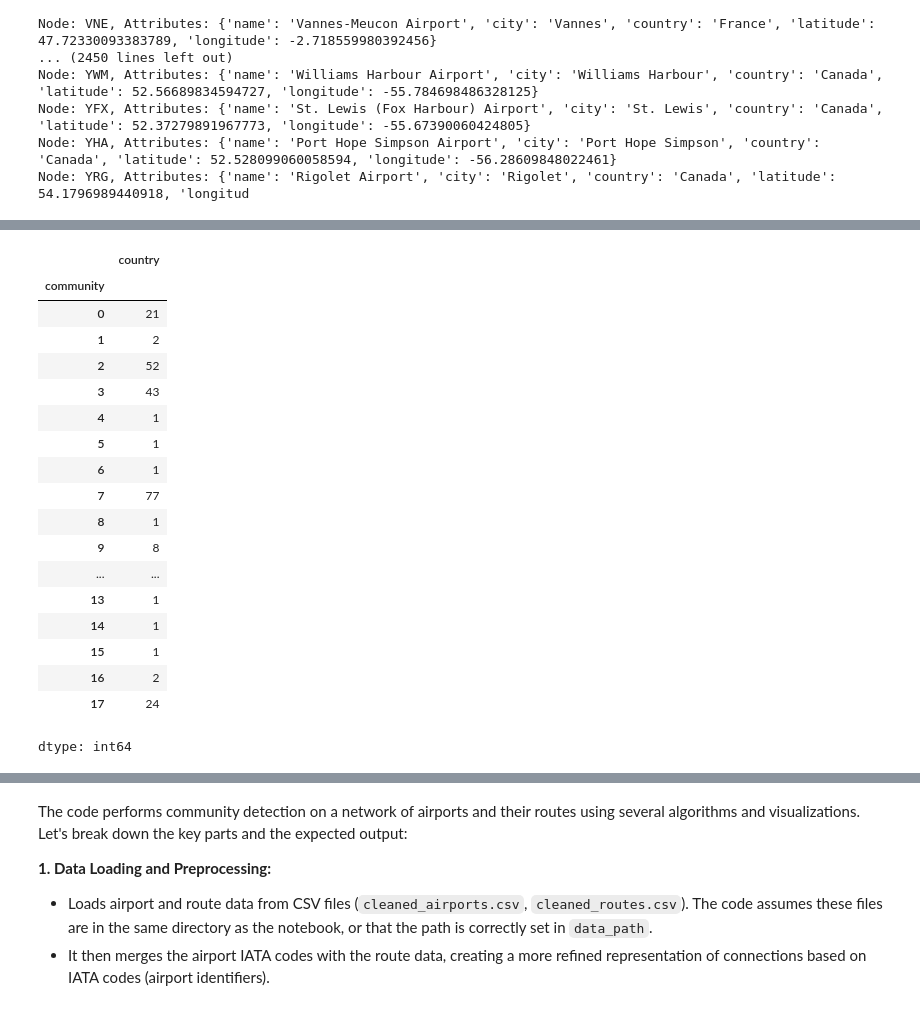
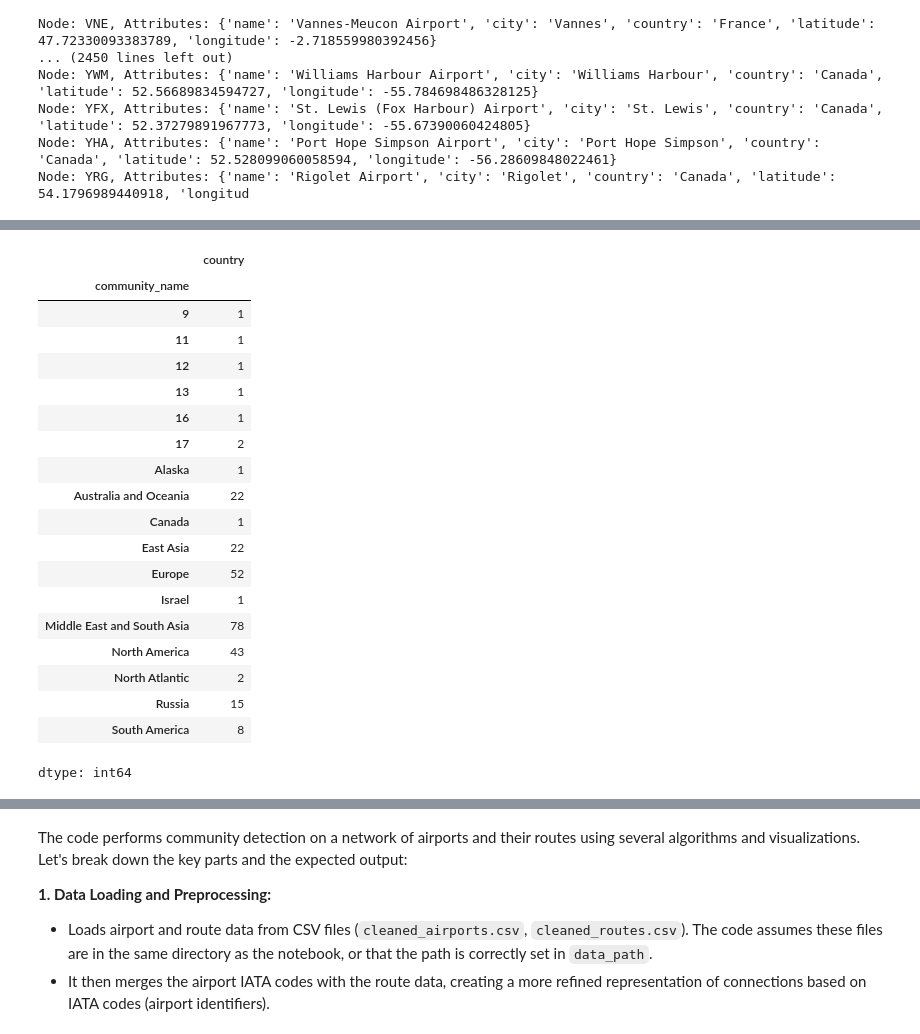
Before and after one commit to LGuetta/Network-Science, a Jupyter notebook: code/comunity_detection.ipynb, the cells around one changed output, grey strips where cells are left out. Drawn from its saved outputs; the diff is of its cells as text; code cells hidden in the pictures.

```diff
--- a/code/comunity_detection.ipynb
+++ b/code/comunity_detection.ipynb
@@ -213,3 +235,26 @@ plt.show()
+# %%
+community_names = {
+    0: "Australia and Oceania",  # Australia, Indonesia, Vanuatu, New Zealand, Papua New Guinea
+    1: "North Atlantic",  # Greenland, Iceland
+    2: "Europe",  # France, UK, Spain, Greece, Sweden
+    3: "North America",  # US, Canada, Mexico, Colombia, Venezuela
+    4: "Canada",  # Primarily Canada
+    5: "East Asia",  # China, Japan, Philippines, Thailand, Malaysia
+    6: "Canada", # Canada (could belong to North America) - Skip for now
+    7: "Alaska",  # Primarily US
+    8: "Middle East and South Asia", # India, Iran, Turkey, Saudi Arabia, Algeria
+    # 9: "UK", # UK (could belong to Europe) Ambiguous
+    10: "South America",  # Brazil, Argentina, Peru, Chile, Bolivia
+    # 11: "Norway",  # Primarily Norway Ambiguous
+    # 12: "Central Africa",  # Congo (Kinshasa) Ambiguous
+    # 13: "Kenya",  # Primarily Kenya Ambiguous
+    14: "Russia",  # Russia, Kazakhstan, Uzbekistan, Mongolia, Azerbaijan
+    15: "Israel",  # Primarily Israel
+    # 16: "Panama", # Primarily Panama
+    # 17: "French Polynesia and Chile", # French Polynesia, Chile
+}
+
+df['community_name'] = df['community'].apply(lambda x: community_names.get(x, x))
 # %%
 #how many edges does have each community of Graph G plot them
 
@@ -252,27 +298,28 @@ Community 5: 196 edges
 # %%
 # how many countries does have each community graph G
-community_country_counts = df.groupby('community')['country'].nunique()
+community_country_counts = df.groupby('community_name')['country'].nunique()
 
 community_country_counts
 # %% [output]
 |  | country |
-| community |  |
-| 0 | 21 |
-| 1 | 2 |
-| 2 | 52 |
-| 3 | 43 |
-| 4 | 1 |
-| 5 | 1 |
-| 6 | 1 |
-| 7 | 77 |
-| 8 | 1 |
-| 9 | 8 |
-| ... | ... |
+| community_name |  |
+| 9 | 1 |
+| 11 | 1 |
+| 12 | 1 |
 | 13 | 1 |
-| 14 | 1 |
-| 15 | 1 |
-| 16 | 2 |
-| 17 | 24 |
+| 16 | 1 |
+| 17 | 2 |
+| Alaska | 1 |
+| Australia and Oceania | 22 |
+| Canada | 1 |
+| East Asia | 22 |
+| Europe | 52 |
+| Israel | 1 |
+| Middle East and South Asia | 78 |
+| North America | 43 |
+| North Atlantic | 2 |
+| Russia | 15 |
+| South America | 8 |
 dtype: int64
 # %%
 from scipy.spatial import ConvexHull
```
Also changed, not shown: parts of 12 cells of this notebook.
